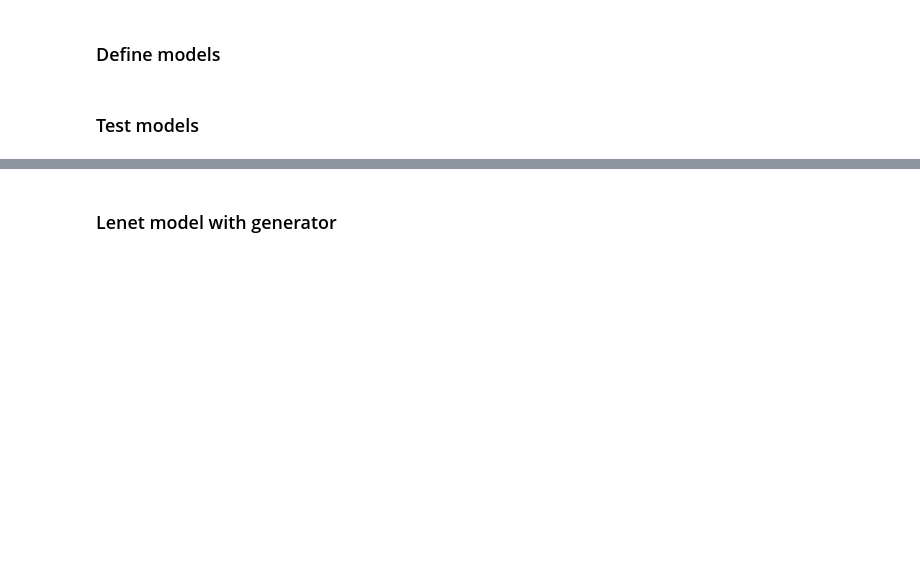
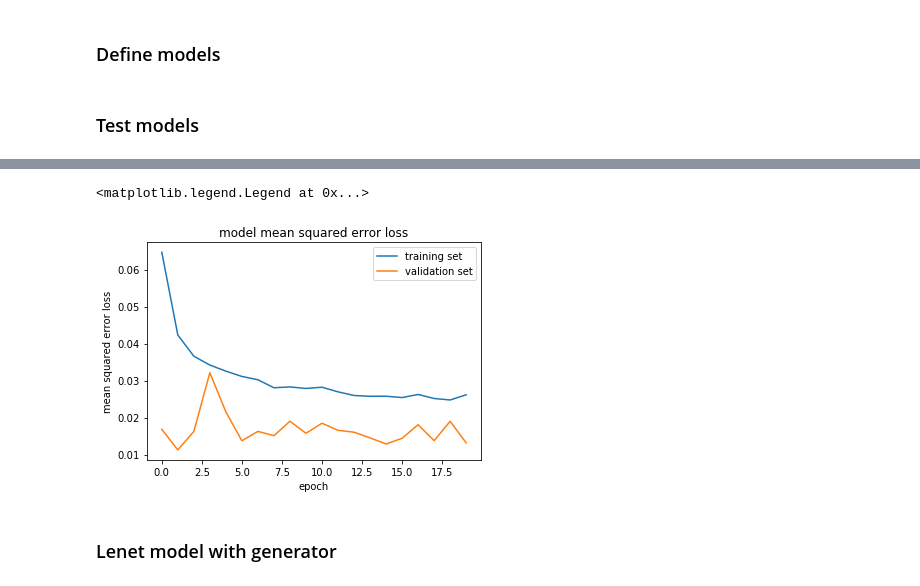
Before and after one commit to raulsolera/CarND-Behavioral-Cloning-P3, a Jupyter notebook: simple_trainer-v1.ipynb, the cells around one changed output, grey strips where cells are left out. Cells and saved outputs as stored; diff of their text form; code cells hidden in the pictures; blank space fills up the shorter version.

```diff
--- a/simple_trainer-v1.ipynb
+++ b/simple_trainer-v1.ipynb
@@ -323,9 +312,11 @@ def create_simple_model():
 # %%
-lenet_model = create_lenet_model()
-lenet_history_object = lenet_model.fit(X_train, y_train, validation_split = 0.2, shuffle = True, epochs = 20)
-for images, angles in original_data_generator(csv_valid):
+nv_model = create_nv_model()
+nv_history_object = nv_model.fit_generator(transformed_data_generator(csv_train, resize = False), steps_per_epoch = len(csv_train)/BATCH_SIZE,
+                                 epochs=20, #FLAGS.epochs,
+                                 validation_data = original_data_generator(csv_valid, resize = False), validation_steps = len(csv_valid)/BATCH_SIZE)
+for images, angles in original_data_generator(csv_valid, resize = False):
     break
-steering_angles = lenet_model.predict(images)
+steering_angles = nv_model.predict(images)
 print('{:s}\t{:s}\t{:s}'.format('Predicted', 'Angle', 'Abs. diff.'))
 for pred_angle, angle in zip (steering_angles, angles):
     print('{:f}\t{:f}\t{:f}'.format(pred_angle[0], angle, abs(pred_angle[0] - angle)))
@@ -332,10 +341,13 @@ for pred_angle, angle in zip (steering_angles, angles):
 # %%
 ### plot the training and validation loss for each epoch
-plt.plot(lenet_history_object.history['loss'])
-plt.plot(lenet_history_object.history['val_loss'])
+plt.plot(nv_history_object.history['loss'])
+plt.plot(nv_history_object.history['val_loss'])
 plt.title('model mean squared error loss')
 plt.ylabel('mean squared error loss')
 plt.xlabel('epoch')
 plt.legend(['training set', 'validation set'], loc='upper right')
+# %% [output]
+<matplotlib.legend.Legend at 0x...>
+[figure, added]
 # %%
 # Save model
```
Also changed, not shown: parts of 13 cells of this notebook.
